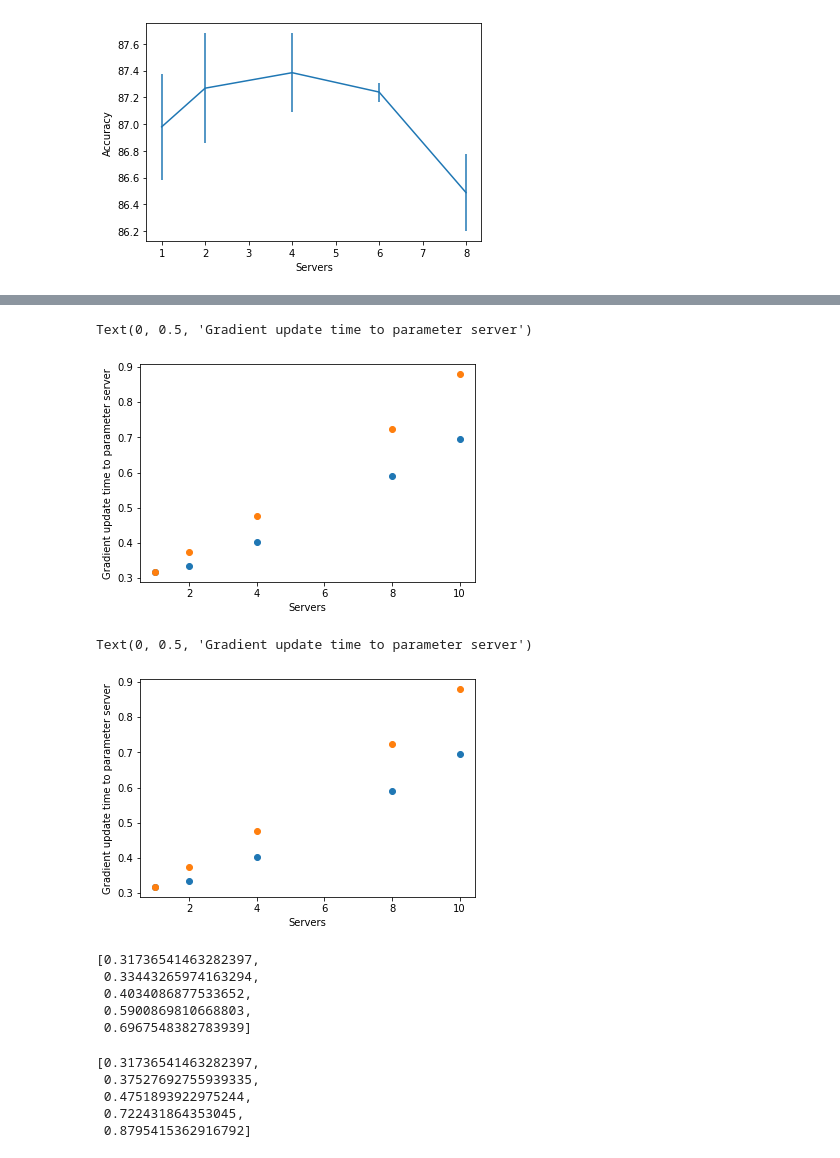
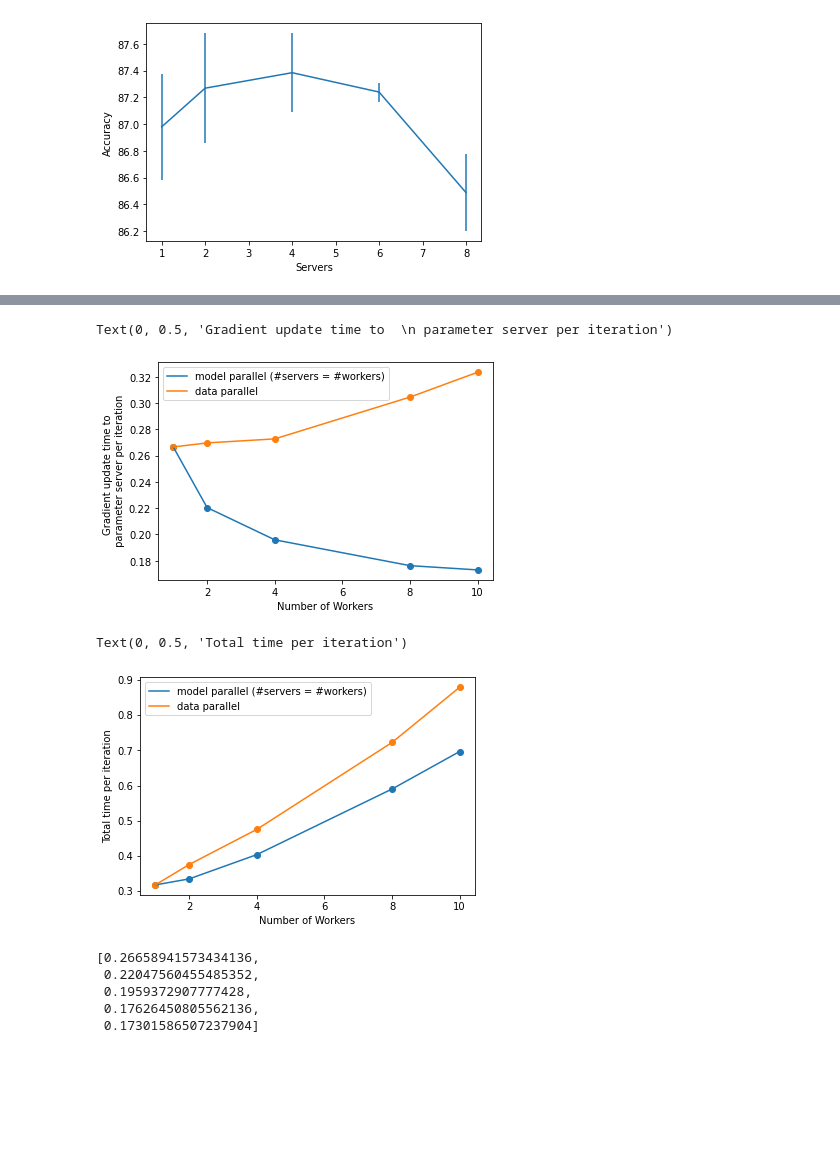
Before and after one commit to amanpatel101/CS244BParameterServer, a Jupyter notebook: notebooks/figure3_plots.ipynb, the cells around one changed output, grey strips where cells are left out. Drawn from its saved outputs; the diff is of its cells as text; code cells hidden in the pictures; blank space fills up the shorter version.

Commit message:
all simulations for figure 3

```diff
--- a/notebooks/figure3_plots.ipynb
+++ b/notebooks/figure3_plots.ipynb
@@ -4,16 +4,21 @@ import numpy as np
 import matplotlib.pyplot as plt
 # %%
 total_gradient_time = []
+total_time = []
 total_acc=[]
 std_acc=[]
 for idx in [1,2,4,8, 10]:
-    s10w1_1 = json.load(open("results/servers_"+str(idx)+"_workerss_1_try_1.json"))
-    s10w1_2 = json.load(open("results/servers_"+str(idx)+"_workerss_1_try_2.json"))
-    s10w1_3 = json.load(open("results/servers_"+str(idx)+"_workerss_1_try_3.json"))
+    s10w1_1 = json.load(open("/mnt/lab_data3/anusri/CS244B/CS244BParameterServer/results/servers_"+str(idx)+"_workerss_1_try_1.json"))
+    s10w1_2 = json.load(open("/mnt/lab_data3/anusri/CS244B/CS244BParameterServer/results/servers_"+str(idx)+"_workerss_1_try_2.json"))
+    s10w1_3 = json.load(open("/mnt/lab_data3/anusri/CS244B/CS244BParameterServer/results/servers_"+str(idx)+"_workerss_1_try_3.json"))
     tot_time = (np.array(s10w1_1["total_time"][1:])+np.array(s10w1_2["total_time"][1:])+np.array(s10w1_2["total_time"][1:]))/3
+    tot_grad_time = (np.array(s10w1_1["gradient_time"][1:])+np.array(s10w1_2["gradient_time"][1:])+np.array(s10w1_2["gradient_time"][1:]))/3
     tot_acc = (np.array(s10w1_1["accuracy"][1:])+np.array(s10w1_2["accuracy"][1:])+np.array(s10w1_2["accuracy"][1:]))/3
+
     plt.plot(tot_acc, label="servers used "+str(idx))
-    total_gradient_time.append(np.mean(tot_time))
+    total_gradient_time.append(np.mean(tot_grad_time))
+    total_time.append(np.mean(tot_time))
+
     val = [np.max(s10w1_1["accuracy"]), np.max(s10w1_2["accuracy"]), np.max(s10w1_3["accuracy"])]
     total_acc.append(np.mean([val]))
     std_acc.append(np.std(val))
@@ -42,16 +47,21 @@ Text(0, 0.5, 'Accuracy')
 [figure]
 # %%
 total_gradient_time_w = []
+total_time_w=[]
 total_acc_w =[]
 std_acc_w =[]
 for idx in [1,2,4,8,10]:
-    s10w1_1 = json.load(open("results/servers_1_workerss_"+str(idx)+"_try_1.json"))
-    s10w1_2 = json.load(open("results/servers_1_workerss_"+str(idx)+"_try_2.json"))
-    s10w1_3 = json.load(open("results/servers_1_workerss_"+str(idx)+"_try_3.json"))
+    s10w1_1 = json.load(open("/mnt/lab_data3/anusri/CS244B/CS244BParameterServer/results/servers_1_workerss_"+str(idx)+"_try_1.json"))
+    s10w1_2 = json.load(open("/mnt/lab_data3/anusri/CS244B/CS244BParameterServer/results/servers_1_workerss_"+str(idx)+"_try_2.json"))
+    s10w1_3 = json.load(open("/mnt/lab_data3/anusri/CS244B/CS244BParameterServer/results/servers_1_workerss_"+str(idx)+"_try_3.json"))
     tot_time = (np.array(s10w1_1["total_time"][1:])+np.array(s10w1_2["total_time"][1:])+np.array(s10w1_2["total_time"][1:]))/3
     total_acc = (np.array(s10w1_1["accuracy"])+np.array(s10w1_2["accuracy"])+np.array(s10w1_2["accuracy"]))/3
-    plt.plot(tot_acc, label="servers used "+str(idx))
-    total_gradient_time_w.append(np.mean(tot_time))
+    tot_grad_time = (np.array(s10w1_1["gradient_time"][1:])+np.array(s10w1_2["gradient_time"][1:])+np.array(s10w1_2["gradient_time"][1:]))/3
+
+    plt.plot(total_acc, label="workers used "+str(idx))
+    total_gradient_time_w.append(np.mean(tot_grad_time))
+    total_time_w.append(np.mean(tot_time))
+
     val = [np.max(s10w1_1["accuracy"]), np.max(s10w1_2["accuracy"]), np.max(s10w1_3["accuracy"])]
     total_acc_w.append(np.mean([val]))
     std_acc_w.append(np.std(val))
@@ -63,32 +80,34 @@ plt.legend()
 # %%
 plt.scatter([1,2,4,8,10], total_gradient_time)
+plt.plot([1,2,4,8,10], total_gradient_time, label="model parallel (#servers = #workers)")
+
 plt.scatter([1,2,4,8,10], total_gradient_time_w)
-plt.xlabel("Servers")
-plt.ylabel("Gradient update time to parameter server")
+plt.plot([1,2,4,8,10], total_gradient_time_w, label="data parallel")
+
+plt.legend()
+plt.xlabel("Number of Workers")
+plt.ylabel("Gradient update time to  \n parameter server per iteration")
 # %% [output]
-Text(0, 0.5, 'Gradient update time to parameter server')
+Text(0, 0.5, 'Gradient update time to  \n parameter server per iteration')
-[figure, old version]
+[figure, new version]
 # %%
-plt.scatter([1,2,4,8,10], total_gradient_time)
-plt.scatter([1,2,4,8,10], total_gradient_time_w)
-plt.xlabel("Servers")
-plt.ylabel("Gradient update time to parameter server")
+plt.scatter([1,2,4,8,10], total_time)
+plt.plot([1,2,4,8,10], total_time, label="model parallel (#servers = #workers)")
+
+plt.scatter([1,2,4,8,10], total_time_w)
+plt.plot([1,2,4,8,10], total_time_w, label="data parallel")
+
+plt.legend()
+plt.xlabel("Number of Workers")
+plt.ylabel("Total time per iteration")
 # %% [output]
-Text(0, 0.5, 'Gradient update time to parameter server')
+Text(0, 0.5, 'Total time per iteration')
-[figure, old version]
+[figure, new version]
 # %%
 total_gradient_time
 # %% [output]
-[0.31736541463282397,
- 0.33443265974163294,
- 0.4034086877533652,
- 0.5900869810668803,
- 0.6967548382783939]
+[0.26658941573434136,
+ 0.22047560455485352,
+ 0.1959372907777428,
+ 0.17626450805562136,
+ 0.17301586507237904]
-# %%
-total_gradient_time_w
-# %% [output]
-[0.31736541463282397,
- 0.37527692755939335,
- 0.4751893922975244,
- 0.722431864353045,
- 0.8795415362916792]
```
Also changed, not shown: parts of 7 cells of this notebook, 10 other files.
